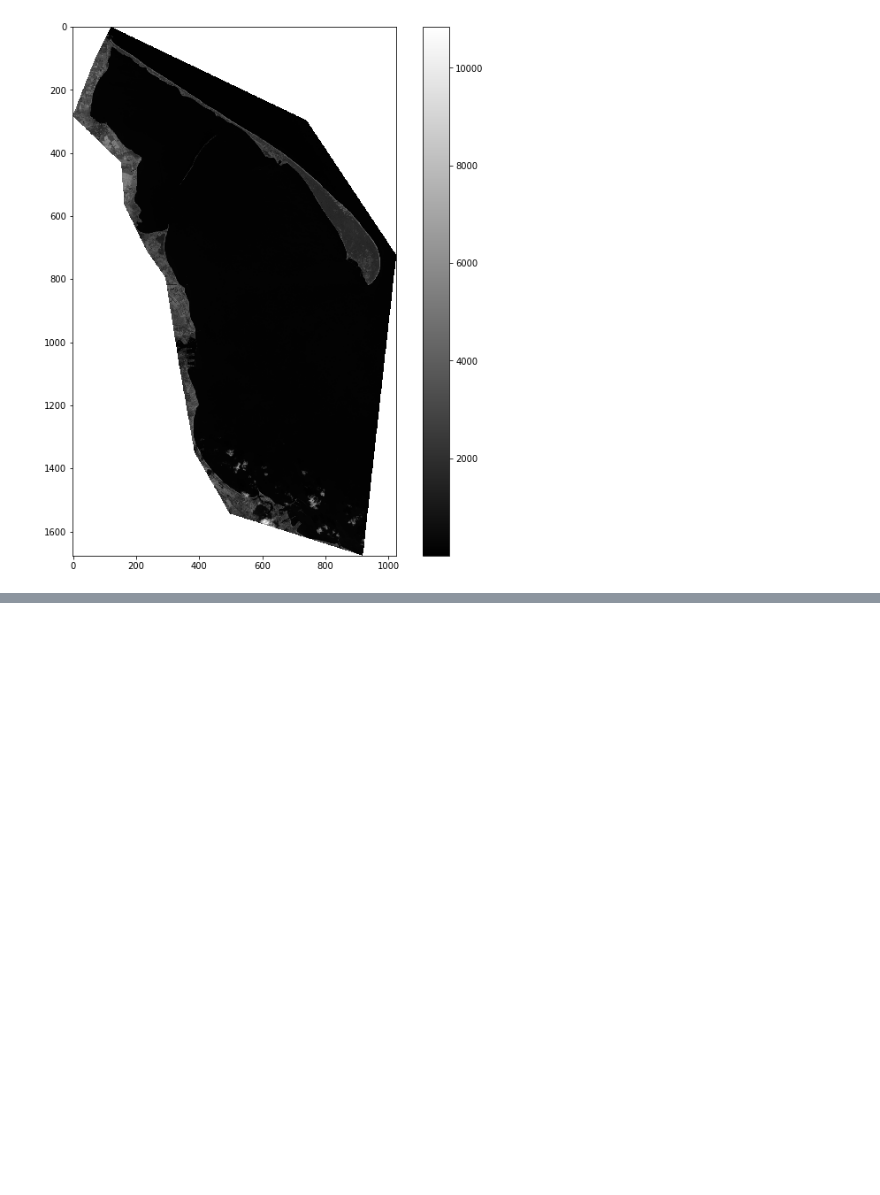
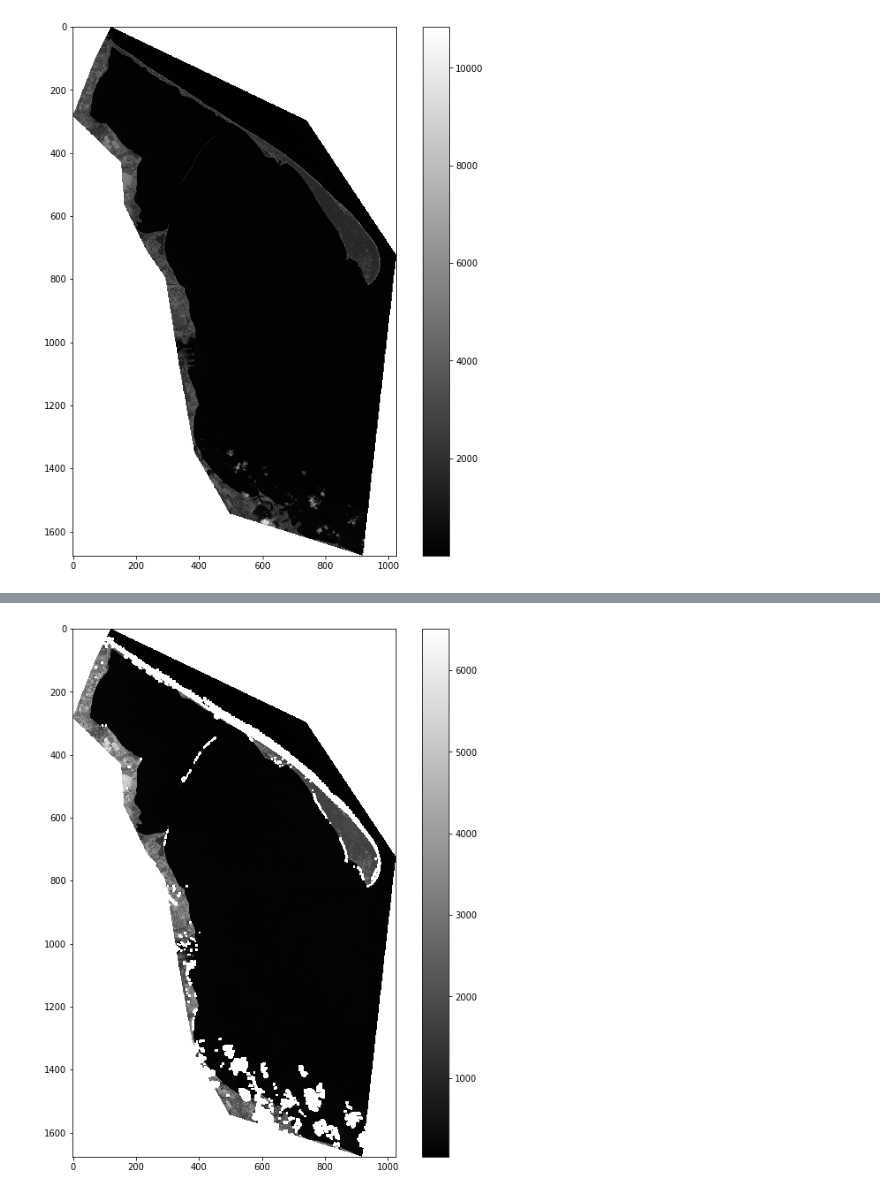
Before and after one commit to feleHaile/projections-clouds-and-Gdansk-Bay, a Jupyter notebook: bq.ipynb, the cells around one changed output, grey strips where cells are left out. Cells and saved outputs as stored; diff of their text form; code cells hidden in the pictures; blank space fills up the shorter version.

```diff
--- a/bq.ipynb
+++ b/bq.ipynb
@@ -287,0 +311,11 @@ z
+# %%
+file_for_clipped = 'data/clipped/clipped_test.tif'
+clip_area(vn, landsat_images[5], file_for_clipped)
+with rio.open(file_for_clipped) as f:
+    l_band = f.read(1)
+    l_band_crs = f.crs
+# %%
+output = a.clear_pixels(l_band, qa_input=bq_band)
+show_band(output)
+# %% [output]
+[figure, added]
```
Also changed, not shown: parts of 4 cells of this notebook.
